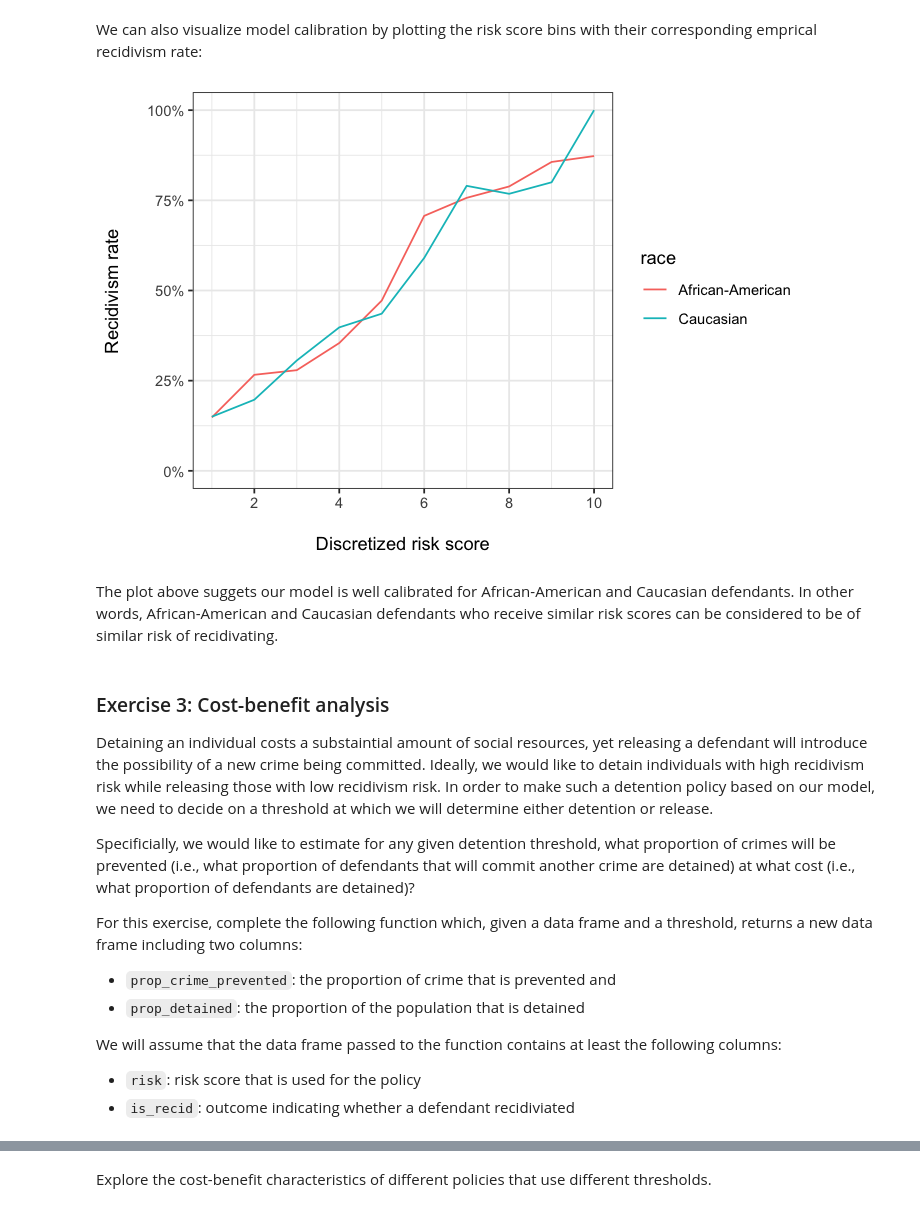
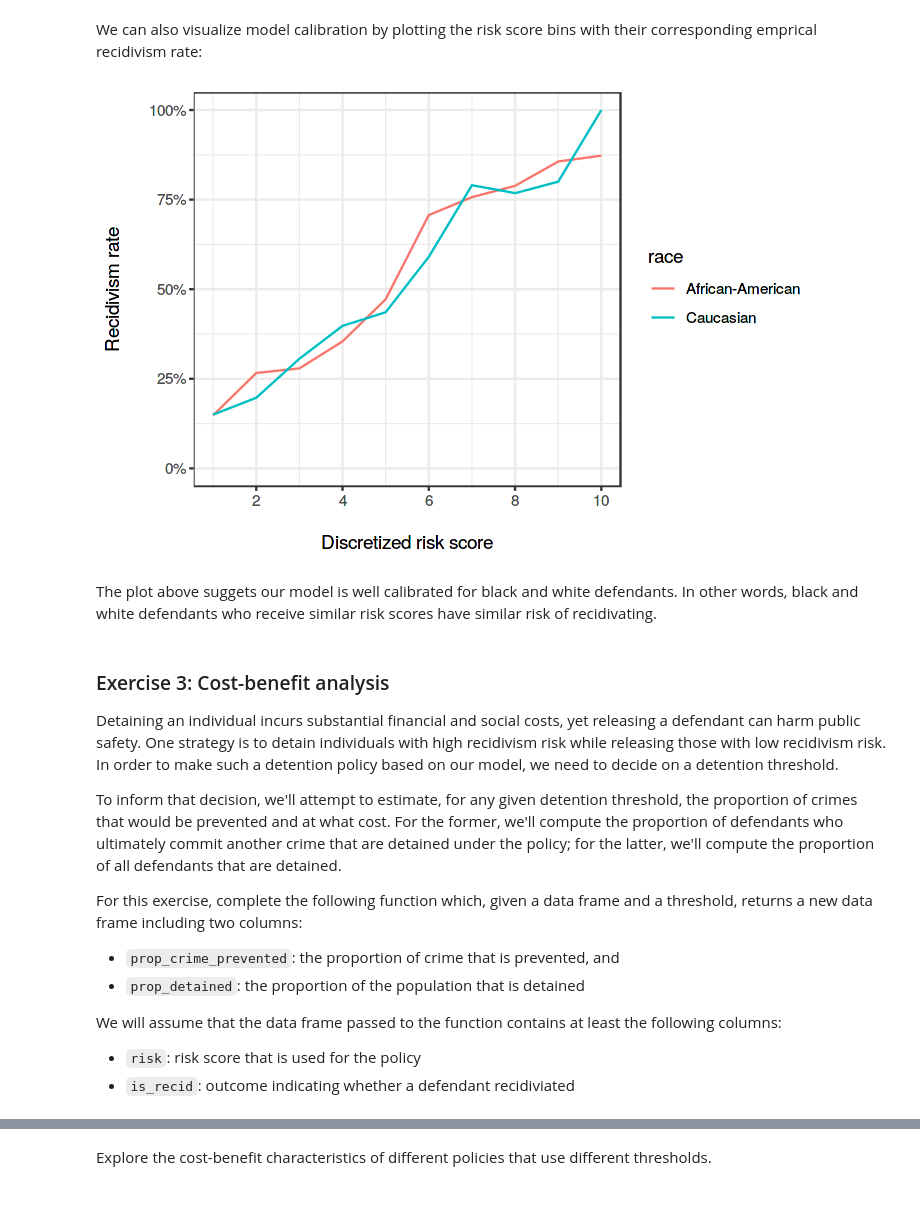
Before and after one commit to stanford-policylab/law-order-algo, a Jupyter notebook: notebooks/week-7-fairness_1-answers.ipynb, the cells around one changed output, grey strips where cells are left out. Saved outputs shown, nothing was run; the diff lists cells and outputs as text; code cells hidden in the pictures.

```diff
--- a/notebooks/week-7-fairness_1-answers.ipynb
+++ b/notebooks/week-7-fairness_1-answers.ipynb
@@ -129,29 +130,31 @@ We can also visualize model calibration by plotting the risk score bins with the
 # %%
 # Calibration plot
 ggplot(calibration_by_race,
        aes(x = predicted_risk_score, y = recidivism_rate, color = race)) +
     geom_line() +
-    scale_y_continuous(labels = scales::percent_format(1), limits = c(0, 1))+
+    scale_y_continuous(labels = scales::percent_format(), limits = c(0, 1))+
     scale_x_continuous(breaks = seq(0, 10, 2), limits = c(1, 10))+
     labs(x = "\nDiscretized risk score",
          y = "Recidivism rate\n")
 # %% [output]
-[figure, old version]
+[figure, new version]
 # %% [markdown]
-The plot above suggets our model is well calibrated for African-American and Caucasian defendants.
-In other words, African-American and Caucasian defendants who receive similar risk scores can be considered to be of similar risk of recidivating.
+The plot above suggets our model is well calibrated for black and white defendants.
+In other words, black and white defendants who receive similar risk scores have similar risk of recidivating.
 # %% [markdown]
 ### Exercise 3: Cost-benefit analysis
 
-Detaining an individual costs a substaintial amount of social resources, yet releasing a defendant will introduce the possibility of a new crime being committed.
-Ideally, we would like to detain individuals with high recidivism risk while releasing those with low recidivism risk.
-In order to make such a detention policy based on our model, we need to decide on a threshold at which we will determine either detention or release.
+Detaining an individual incurs substantial financial and social costs,
+yet releasing a defendant can harm public safety.
+One strategy is to detain individuals with high recidivism risk while releasing those with low recidivism risk.
+In order to make such a detention policy based on our model, we need to decide on a detention threshold.
 
-Specificially, we would like to estimate for any given detention threshold,
-what proportion of crimes will be prevented (i.e., what proportion of defendants that will commit another crime are detained) at what cost (i.e., what proportion of defendants are detained)?
+To inform that decision, we'll attempt to estimate, for any given detention threshold,
+the proportion of crimes that would be prevented and at what cost.
+For the former, we'll compute the proportion of defendants who ultimately commit another crime that are detained under the policy; for the latter, we'll compute the proportion of all defendants that are detained.
 
 For this exercise, complete the following function which, given a data frame and a threshold, returns a new data frame including two columns:
-* `prop_crime_prevented`: the proportion of crime that is prevented and
+* `prop_crime_prevented`: the proportion of crime that is prevented, and
 * `prop_detained`: the proportion of the population that is detained
 
 We will assume that the data frame passed to the function contains at least the following columns:
```
Also changed, not shown: parts of 18 cells of this notebook, 1 other file.
